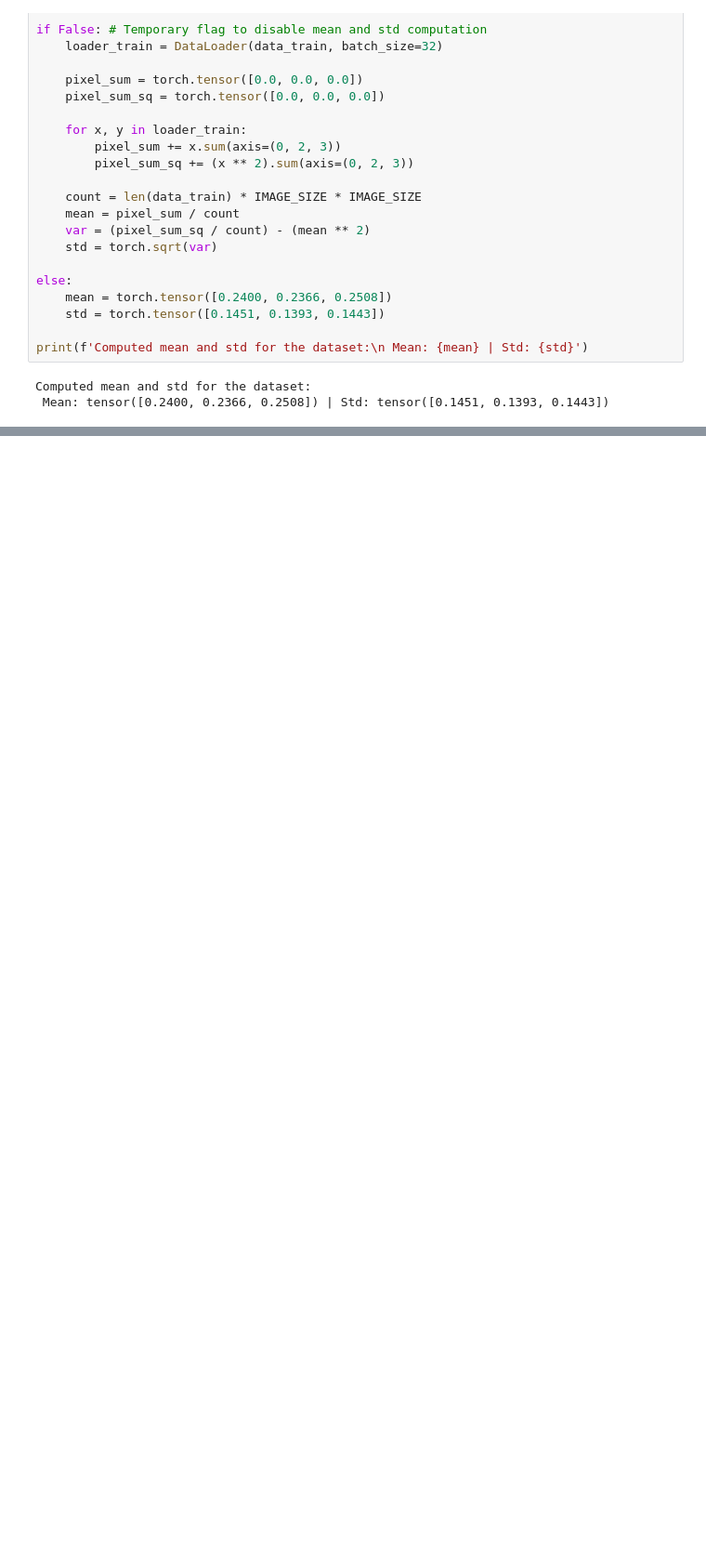
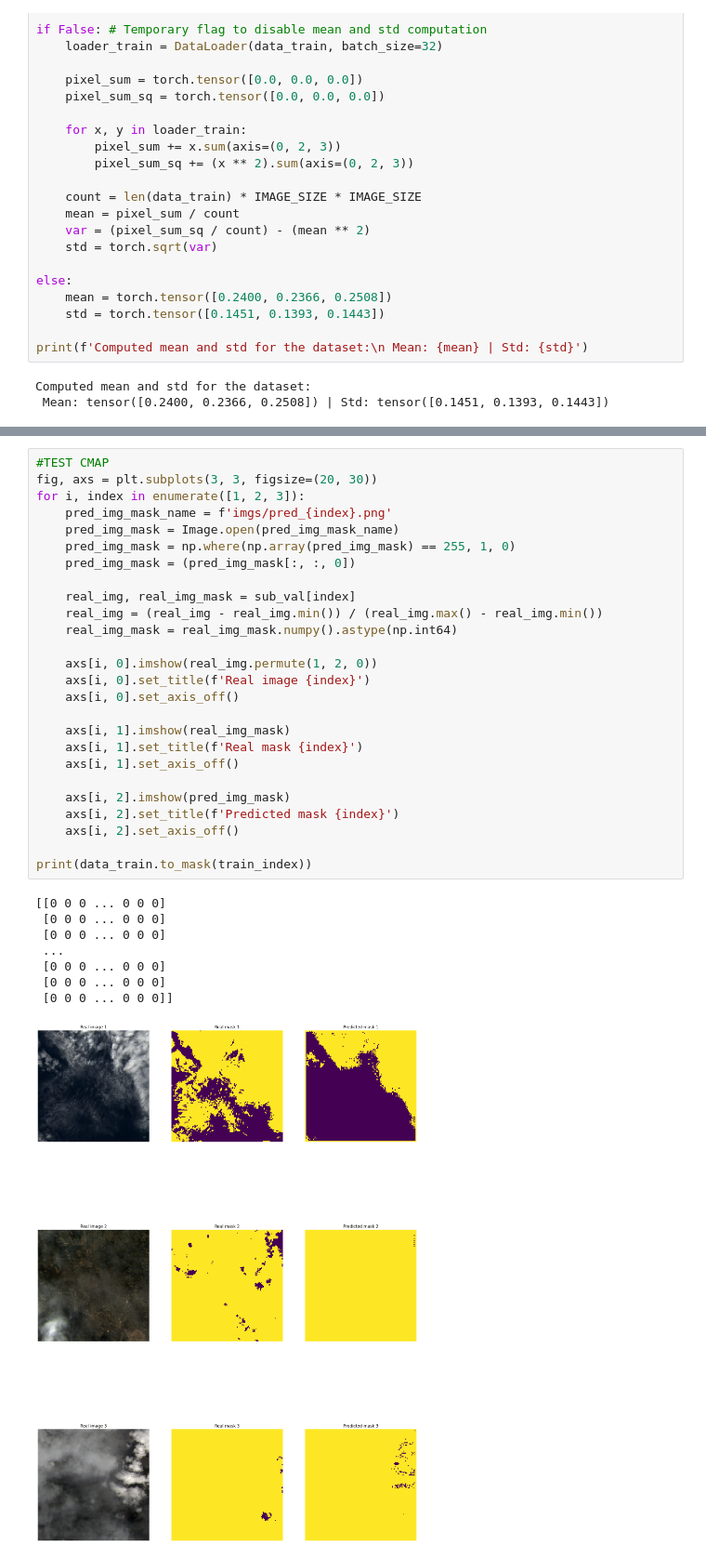
Before and after one commit to TheArtemis/Sapienza-AI-Lab-Project, a Jupyter notebook: 38-cloud-notebook.ipynb, the cells around one changed output, grey strips where cells are left out. Shown at 93% size. Cells and saved outputs as stored; diff of their text form; blank space fills up the shorter version.

```diff
--- a/38-cloud-notebook.ipynb
+++ b/38-cloud-notebook.ipynb
@@ -426,0 +482,35 @@ ax[2].set_axis_off()
+# %%
+#TEST CMAP
+fig, axs = plt.subplots(3, 3, figsize=(20, 30))
+for i, index in enumerate([1, 2, 3]):
+    pred_img_mask_name = f'imgs/pred_{index}.png'
+    pred_img_mask = Image.open(pred_img_mask_name)
+    pred_img_mask = np.where(np.array(pred_img_mask) == 255, 1, 0)
+    pred_img_mask = (pred_img_mask[:, :, 0])
+
+    real_img, real_img_mask = sub_val[index]
+    real_img = (real_img - real_img.min()) / (real_img.max() - real_img.min())
+    real_img_mask = real_img_mask.numpy().astype(np.int64)
+
+    axs[i, 0].imshow(real_img.permute(1, 2, 0))
+    axs[i, 0].set_title(f'Real image {index}')
+    axs[i, 0].set_axis_off()
+
+    axs[i, 1].imshow(real_img_mask)
+    axs[i, 1].set_title(f'Real mask {index}')
+    axs[i, 1].set_axis_off()
+
+    axs[i, 2].imshow(pred_img_mask)
+    axs[i, 2].set_title(f'Predicted mask {index}')
+    axs[i, 2].set_axis_off()
+
+print(data_train.to_mask(train_index))
+# %% [output]
+[[0 0 0 ... 0 0 0]
+ [0 0 0 ... 0 0 0]
+ [0 0 0 ... 0 0 0]
+ ...
+ [0 0 0 ... 0 0 0]
+ [0 0 0 ... 0 0 0]
+ [0 0 0 ... 0 0 0]]
+[figure, added]
```
Also changed, not shown: parts of 7 cells of this notebook.
